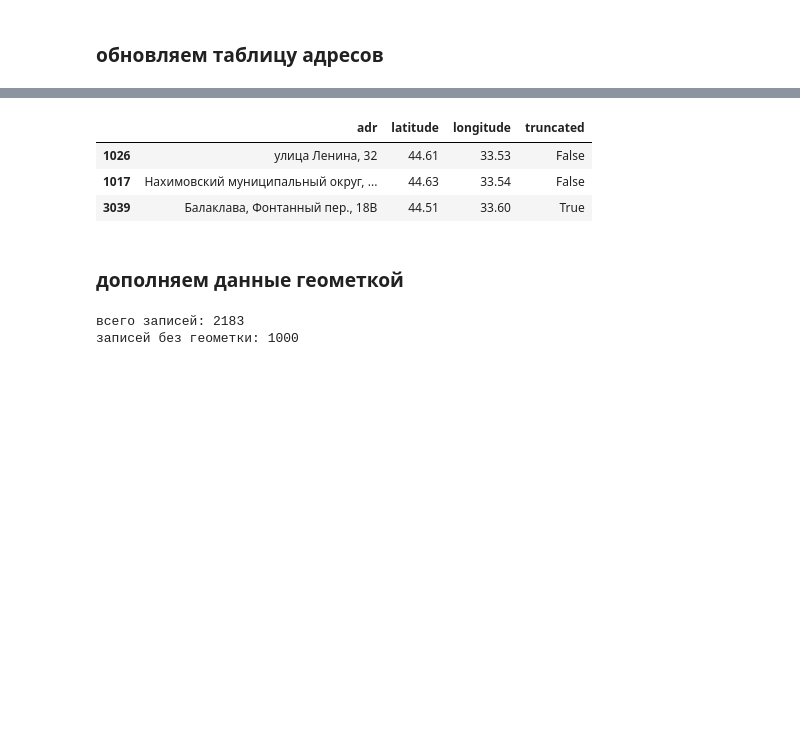
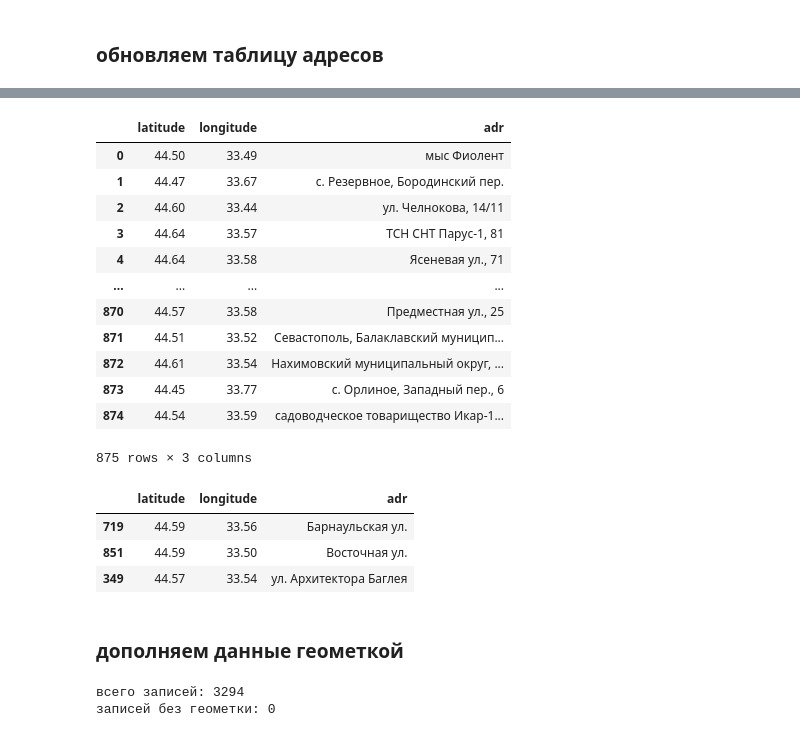
Before and after one commit to smechanoid/avito-parser, a Jupyter notebook: 06b-data-join-land.ipynb, the cells around one changed output, grey strips where cells are left out. Cells and saved outputs as stored; diff of their text form; code cells hidden in the pictures; blank space fills up the shorter version.

```diff
--- a/06b-data-join-land.ipynb
+++ b/06b-data-join-land.ipynb
@@ -177,8 +203,14 @@ assert len(data)>0
 # %%
 from lib.locator import LocationUpdater
 from lib.locator import AddressTransformerSev
+from lib.locator import GeocoderYandex
+from yandex_keys import keys
+
+
+loc_file_path = 'data/location_yandex.pkl'# таблица адресов
 
 loc = LocationUpdater(
+        locator=GeocoderYandex(keys[0]),
         address_transformer=AddressTransformerSev(),
     ).transform(
         adr=data['adr'],
@@ -194,10 +225,26 @@ loc = LocationUpdater(
+# %%
+loc
+# %% [output]
+|  | latitude | longitude | adr |
+| 0 | 44.50 | 33.49 | мыс Фиолент |
+| 1 | 44.47 | 33.67 | с. Резервное, Бородинский пер. |
+| 2 | 44.60 | 33.44 | ул. Челнокова, 14/11 |
+| 3 | 44.64 | 33.57 | ТСН СНТ Парус-1, 81 |
+| 4 | 44.64 | 33.58 | Ясеневая ул., 71 |
+| ... | ... | ... | ... |
+| 870 | 44.57 | 33.58 | Предместная ул., 25 |
+| 871 | 44.51 | 33.52 | Севастополь, Балаклавский муницип... |
+| 872 | 44.61 | 33.54 | Нахимовский муниципальный округ, ... |
+| 873 | 44.45 | 33.77 | с. Орлиное, Западный пер., 6 |
+| 874 | 44.54 | 33.59 | садоводческое товарищество Икар-1... |
+875 rows × 3 columns
 # %%
 loc.sample(3)
 # %% [output]
-|  | adr | latitude | longitude | truncated |
-| 1026 | улица Ленина, 32 | 44.61 | 33.53 | False |
-| 1017 | Нахимовский муниципальный округ, ... | 44.63 | 33.54 | False |
-| 3039 | Балаклава, Фонтанный пер., 18В | 44.51 | 33.60 | True |
+|  | latitude | longitude | adr |
+| 719 | 44.59 | 33.56 | Барнаульская ул. |
+| 851 | 44.59 | 33.50 | Восточная ул. |
+| 349 | 44.57 | 33.54 | ул. Архитектора Баглея |
 # %%
 assert len(loc)>0
 loc.to_pickle(loc_file_path)
@@ -209,8 +256,8 @@ data = data.merge(loc[['adr','latitude','longitude',]],on=['adr'],how='left')
 print('всего записей:', len( data) )
 print('записей без геометки:', len( data[ data['latitude'].isnull() ] ) )
 # %% [output]
-всего записей: 2183
-записей без геометки: 1000
+всего записей: 3294
+записей без геометки: 0
 # %%
 assert len(data)>0
 data.to_pickle(result_file_path)
```
Also changed, not shown: parts of 12 cells of this notebook, 7 other files.
